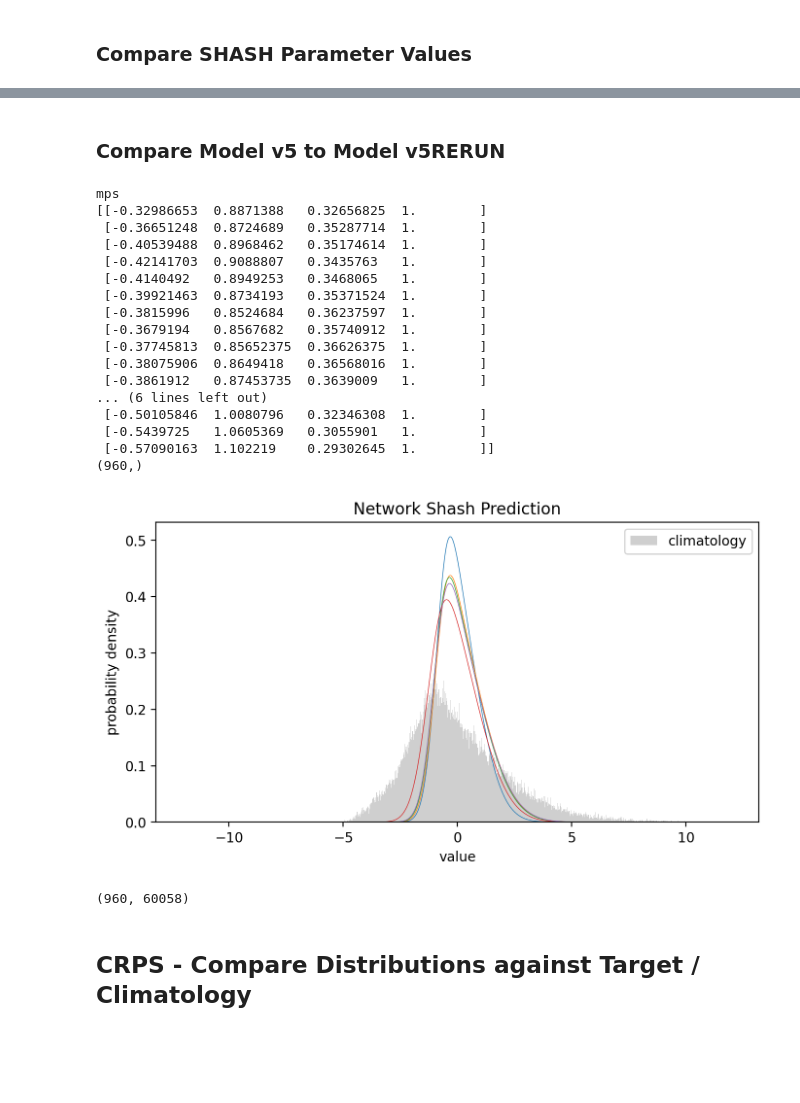
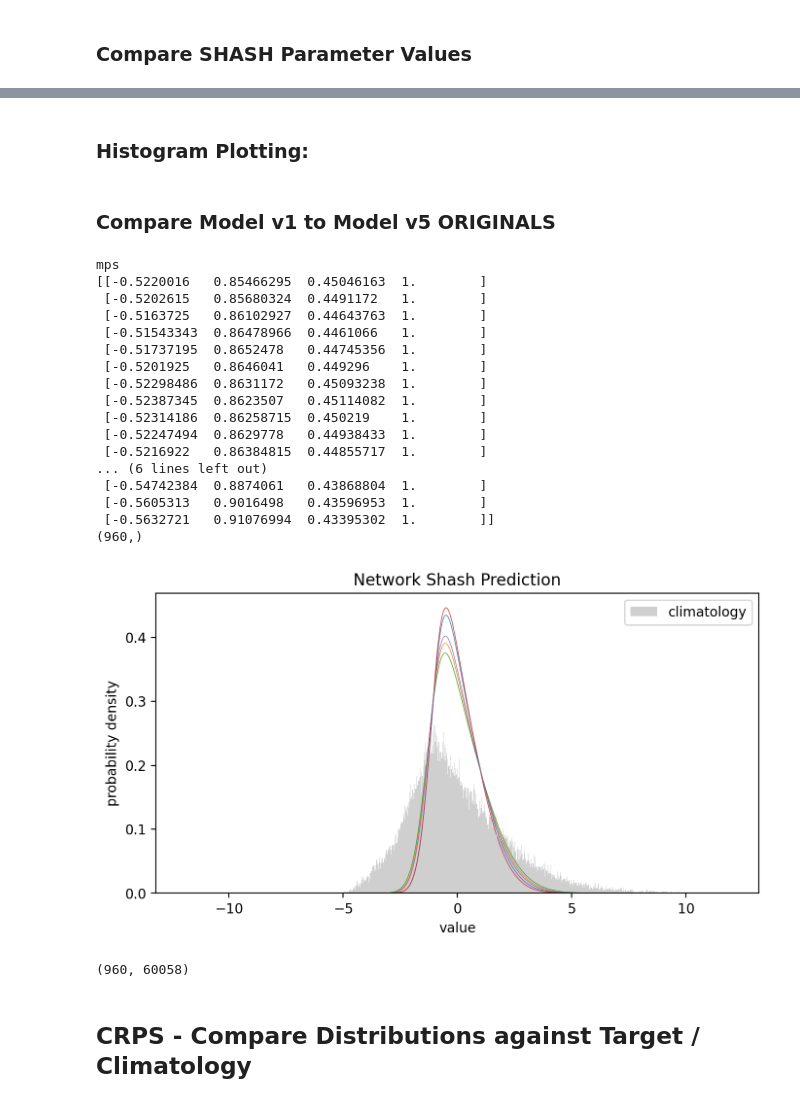
Before and after one commit to Jolan-vP/E3SM, a Jupyter notebook: analysis_006.ipynb, the cells around one changed output, grey strips where cells are left out. Cells and saved outputs as stored; diff of their text form; code cells hidden in the pictures; blank space fills up the shorter version.

```diff
--- a/analysis_006.ipynb
+++ b/analysis_006.ipynb
@@ -387,0 +386,2 @@ Output SHASH parameters are identical
+# %% [markdown]
+### Histogram Plotting:
@@ -388,46 +420,46 @@ Output SHASH parameters are identical
 # %% [markdown]
-### Compare Model v5 to Model v5RERUN
+### Compare Model v1 to Model v5 ORIGINALS
 # %%
 # Load the Model
-path = '/Users/C830793391/Documents/Research/E3SM/saved/models/exp006.pth'
-model = TorchModel(config=config["arch"])
-model.load_state_dict(torch.load(path))
-model.eval()
+path = '/Users/C830793391/Documents/Research/E3SM/saved/models/exp006_v5.pth'
+model_v5 = TorchModel(config=config["arch"])
+model_v5.load_state_dict(torch.load(path))
+model_v5.eval()
 
 with torch.inference_mode():
     print(device)
-    exp006_v1_output = model.predict(dataset=testset, batch_size=128, device=device) # The output is the batched SHASH distribution parameters
-print(exp006_v1_output[:20])
+    exp006_v5_output = model_v5.predict(dataset=testset, batch_size=128, device=device) # The output is the batched SHASH distribution parameters
+print(exp006_v5_output[:20])
 
 samples = [18213, 290, 6090, 17, 1998]
 
 #samples = np.linspace(1, 59000, 50).astype(int)
 
 x = np.arange(-12, 12, 0.025)
 print(x.shape)
 cfile = '/Users/C830793391/BIG_DATA/E3SM_Data/presaved/Network Inputs/exp006_test.pkl'
 
-p = deriveclimatology(exp006_v1_output, cfile, samples, x, testset)
+p = deriveclimatology(exp006_v5_output, cfile, samples, x, testset)
 print(p.shape)
 # %% [output]
 mps
-[[-0.32986653  0.8871388   0.32656825  1.        ]
- [-0.36651248  0.8724689   0.35287714  1.        ]
- [-0.40539488  0.8968462   0.35174614  1.        ]
- [-0.42141703  0.9088807   0.3435763   1.        ]
- [-0.4140492   0.8949253   0.3468065   1.        ]
- [-0.39921463  0.8734193   0.35371524  1.        ]
- [-0.3815996   0.8524684   0.36237597  1.        ]
- [-0.3679194   0.8567682   0.35740912  1.        ]
- [-0.37745813  0.85652375  0.36626375  1.        ]
- [-0.38075906  0.8649418   0.36568016  1.        ]
- [-0.3861912   0.87453735  0.3639009   1.        ]
+[[-0.5220016   0.85466295  0.45046163  1.        ]
+ [-0.5202615   0.85680324  0.4491172   1.        ]
+ [-0.5163725   0.86102927  0.44643763  1.        ]
+ [-0.51543343  0.86478966  0.4461066   1.        ]
+ [-0.51737195  0.8652478   0.44745356  1.        ]
+ [-0.5201925   0.8646041   0.449296    1.        ]
+ [-0.52298486  0.8631172   0.45093238  1.        ]
+ [-0.52387345  0.8623507   0.45114082  1.        ]
+ [-0.52314186  0.86258715  0.450219    1.        ]
+ [-0.52247494  0.8629778   0.44938433  1.        ]
+ [-0.5216922   0.86384815  0.44855717  1.        ]
 ... (6 lines left out)
- [-0.50105846  1.0080796   0.32346308  1.        ]
- [-0.5439725   1.0605369   0.3055901   1.        ]
- [-0.57090163  1.102219    0.29302645  1.        ]]
+ [-0.54742384  0.8874061   0.43868804  1.        ]
+ [-0.5605313   0.9016498   0.43596953  1.        ]
+ [-0.5632721   0.91076994  0.43395302  1.        ]]
 (960,)
-[figure, old version]
+[figure, new version]
 (960, 60058)
 # %% [markdown]
 ## CRPS - Compare Distributions against Target / Climatology
```
Also changed, not shown: parts of 6 cells of this notebook, 9 other files.
